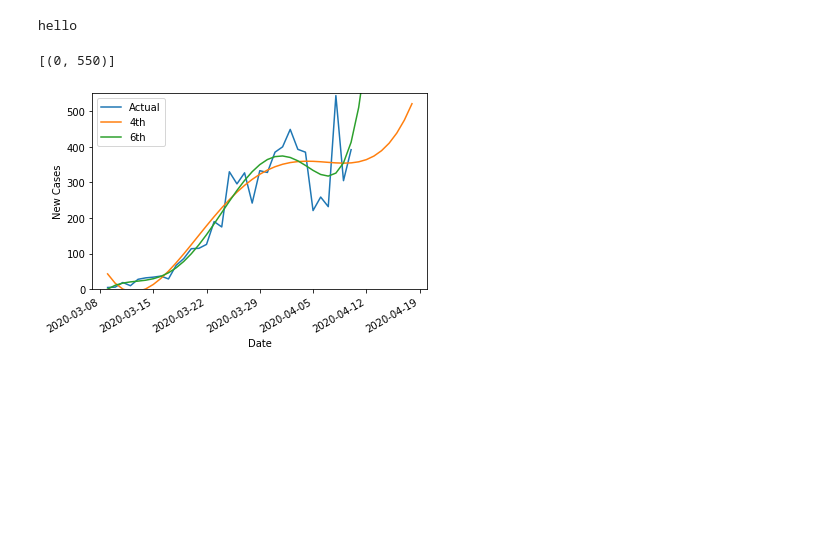
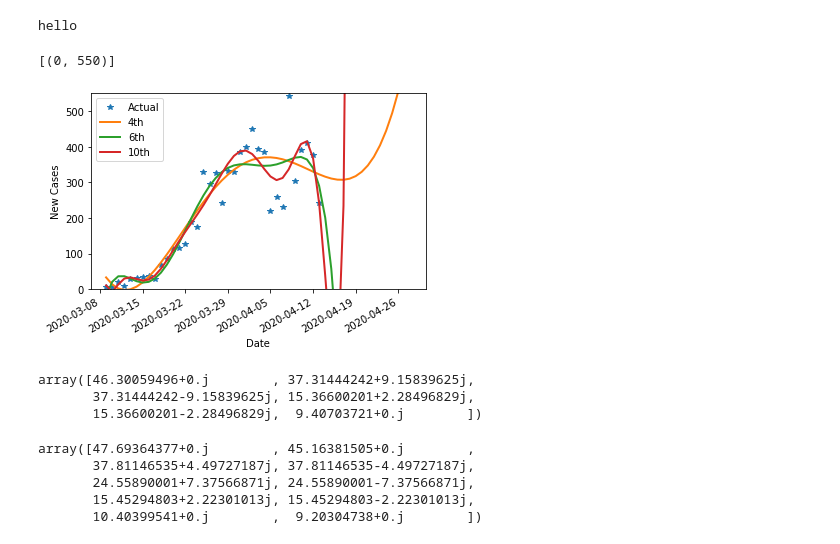
Before and after one commit to timkphd/examples, a Jupyter notebook: pandas/covid.ipynb, the cells around one changed output. Cells and saved outputs as stored; diff of their text form; code cells hidden in the pictures; blank space fills up the shorter version.

```diff
--- a/pandas/covid.ipynb
+++ b/pandas/covid.ipynb
@@ -121,12 +122,13 @@ for xin in range(9,50):
 # %%
 p=np.polyfit(x,y,6)
-p
 p4=np.polyfit(x,y,4)
 p5=np.polyfit(x,y,5)
+p10=np.polyfit(x,y,10)
 # %%
 fit6=np.poly1d(p)
 fit4=np.poly1d(p4)
-fit5=np.poly1d(p5)
+fit5=np.poly1d(p4)
+fit10=np.poly1d(p10)
 
 
 #plt.plot(range(9,46),func(range(9,46),*popt))
@@ -225,23 +227,39 @@ hello
 # %%
 from pylab import figure, show,save
 
 from matplotlib.dates import MONDAY, SATURDAY,SUNDAY
 from matplotlib.dates import MonthLocator, WeekdayLocator, DateFormatter
 sundays   = WeekdayLocator(SUNDAY)
 fig = figure()
 ax = fig.add_subplot(111)
-ax.plot(thedays[0:len(y)],y,label="Actual")
-dout=50
-ax.plot(thedays[0:len(range(9,dout))],fit4(range(9,dout)),label="4th")
-ax.plot(thedays[0:len(range(9,dout))],fit6(range(9,dout)),label="6th")
+ax.plot(thedays[0:len(y)],y,"*",label="Actual",linewidth=0)
+dout=60
+ax.plot(thedays[0:len(range(9,dout))],fit4(range(9,dout)),label="4th",linewidth=2)
+ax.plot(thedays[0:len(range(9,dout))],fit6(range(9,dout)),label="6th",linewidth=2)
+ax.plot(thedays[0:len(range(9,dout))],fit10(range(9,dout)),label="10th",linewidth=2)
+
 ax.xaxis.set_major_locator(sundays)
 ax.set_xlabel('Date')
 ax.set_ylabel('New Cases')
 ax.legend()
 fig.autofmt_xdate()
 fig.legend
 
 ax.set(ylim=(0, 550))
 # %% [output]
 [(0, 550)]
-[figure, old version]
+[figure, new version]
+# %%
+np.roots(fit6)
+# %% [output]
+array([46.30059496+0.j        , 37.31444242+9.15839625j,
+       37.31444242-9.15839625j, 15.36600201+2.28496829j,
+       15.36600201-2.28496829j,  9.40703721+0.j        ])
+# %%
+np.roots(fit10)
+# %% [output]
+array([47.69364377+0.j        , 45.16381505+0.j        ,
+       37.81146535+4.49727187j, 37.81146535-4.49727187j,
+       24.55890001+7.37566871j, 24.55890001-7.37566871j,
+       15.45294803+2.22301013j, 15.45294803-2.22301013j,
+       10.40399541+0.j        ,  9.20304738+0.j        ])
```
Also changed, not shown: parts of 15 cells of this notebook, 1 other file.
